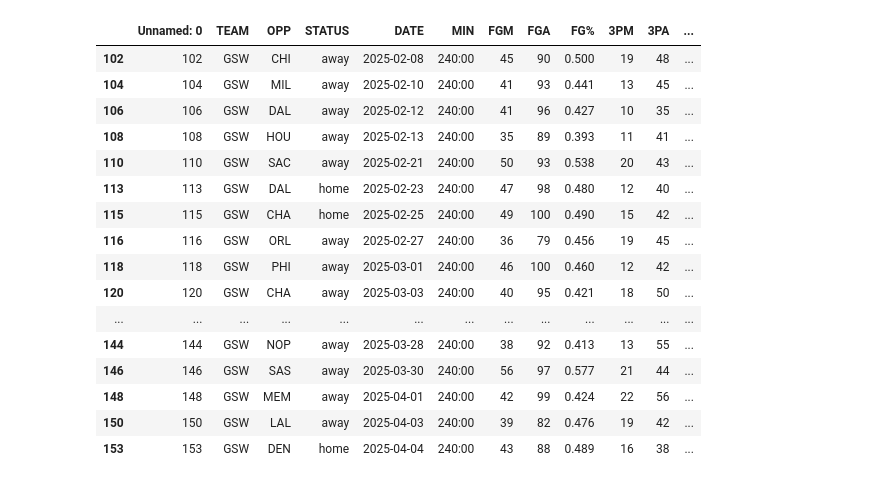
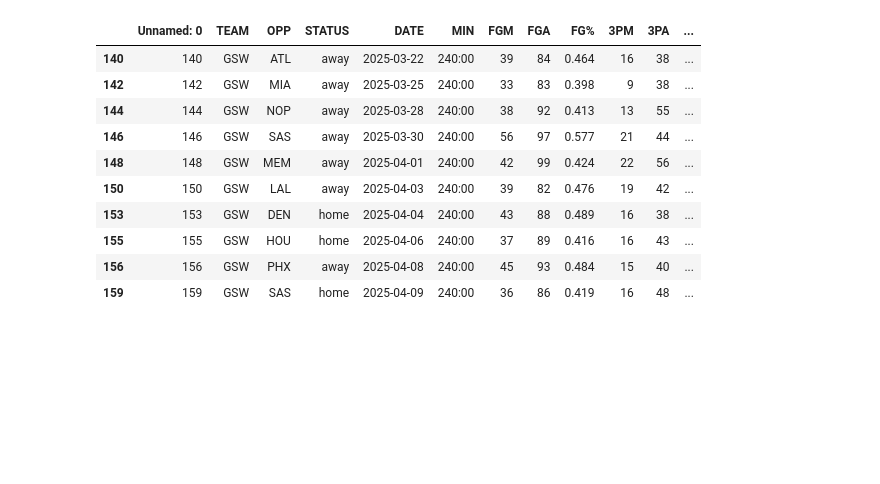
Before and after one commit to ds7cw/python_pandas_nba_analytics, a Jupyter notebook: main/04_gsw_analyze_team_data.ipynb, the cells around one changed output. Cells and saved outputs as stored; diff of their text form; code cells hidden in the pictures; blank space fills up the shorter version.

```diff
--- a/main/04_gsw_analyze_team_data.ipynb
+++ b/main/04_gsw_analyze_team_data.ipynb
@@ -70,23 +70,17 @@ ts.plot(y=['PTS','TREB', 'AST', 'STL', 'BLK'], x='DATE', kind='line', figsize=(1
 # %%
-gsw_df[gsw_df['DATE'] >= JIMMY_TRADE]
+gsw_df[gsw_df['DATE'] >= JIMMY_TRADE].tail(10)
 # %% [output]
 |  | Unnamed: 0 | TEAM | OPP | STATUS | DATE | MIN | FGM | FGA | FG% | 3PM | 3PA | ... |
-| 102 | 102 | GSW | CHI | away | 2025-02-08 | 240:00 | 45 | 90 | 0.500 | 19 | 48 | ... |
-| 104 | 104 | GSW | MIL | away | 2025-02-10 | 240:00 | 41 | 93 | 0.441 | 13 | 45 | ... |
-| 106 | 106 | GSW | DAL | away | 2025-02-12 | 240:00 | 41 | 96 | 0.427 | 10 | 35 | ... |
-| 108 | 108 | GSW | HOU | away | 2025-02-13 | 240:00 | 35 | 89 | 0.393 | 11 | 41 | ... |
-| 110 | 110 | GSW | SAC | away | 2025-02-21 | 240:00 | 50 | 93 | 0.538 | 20 | 43 | ... |
-| 113 | 113 | GSW | DAL | home | 2025-02-23 | 240:00 | 47 | 98 | 0.480 | 12 | 40 | ... |
-| 115 | 115 | GSW | CHA | home | 2025-02-25 | 240:00 | 49 | 100 | 0.490 | 15 | 42 | ... |
-| 116 | 116 | GSW | ORL | away | 2025-02-27 | 240:00 | 36 | 79 | 0.456 | 19 | 45 | ... |
-| 118 | 118 | GSW | PHI | away | 2025-03-01 | 240:00 | 46 | 100 | 0.460 | 12 | 42 | ... |
-| 120 | 120 | GSW | CHA | away | 2025-03-03 | 240:00 | 40 | 95 | 0.421 | 18 | 50 | ... |
-| ... | ... | ... | ... | ... | ... | ... | ... | ... | ... | ... | ... | ... |
+| 140 | 140 | GSW | ATL | away | 2025-03-22 | 240:00 | 39 | 84 | 0.464 | 16 | 38 | ... |
+| 142 | 142 | GSW | MIA | away | 2025-03-25 | 240:00 | 33 | 83 | 0.398 | 9 | 38 | ... |
 | 144 | 144 | GSW | NOP | away | 2025-03-28 | 240:00 | 38 | 92 | 0.413 | 13 | 55 | ... |
 | 146 | 146 | GSW | SAS | away | 2025-03-30 | 240:00 | 56 | 97 | 0.577 | 21 | 44 | ... |
 | 148 | 148 | GSW | MEM | away | 2025-04-01 | 240:00 | 42 | 99 | 0.424 | 22 | 56 | ... |
 | 150 | 150 | GSW | LAL | away | 2025-04-03 | 240:00 | 39 | 82 | 0.476 | 19 | 42 | ... |
 | 153 | 153 | GSW | DEN | home | 2025-04-04 | 240:00 | 43 | 88 | 0.489 | 16 | 38 | ... |
+| 155 | 155 | GSW | HOU | home | 2025-04-06 | 240:00 | 37 | 89 | 0.416 | 16 | 43 | ... |
+| 156 | 156 | GSW | PHX | away | 2025-04-08 | 240:00 | 45 | 93 | 0.484 | 15 | 40 | ... |
+| 159 | 159 | GSW | SAS | home | 2025-04-09 | 240:00 | 36 | 86 | 0.419 | 16 | 48 | ... |
 # %%
 def get_best_or_worst_gsw_stat(stat: str, lowest: bool, other_columns: list, n: int=5):
     filtered_games = gsw_df.sort_values(by=stat, ascending=lowest).head(n)
```
Also changed, not shown: parts of 14 cells of this notebook, 3 other files.
